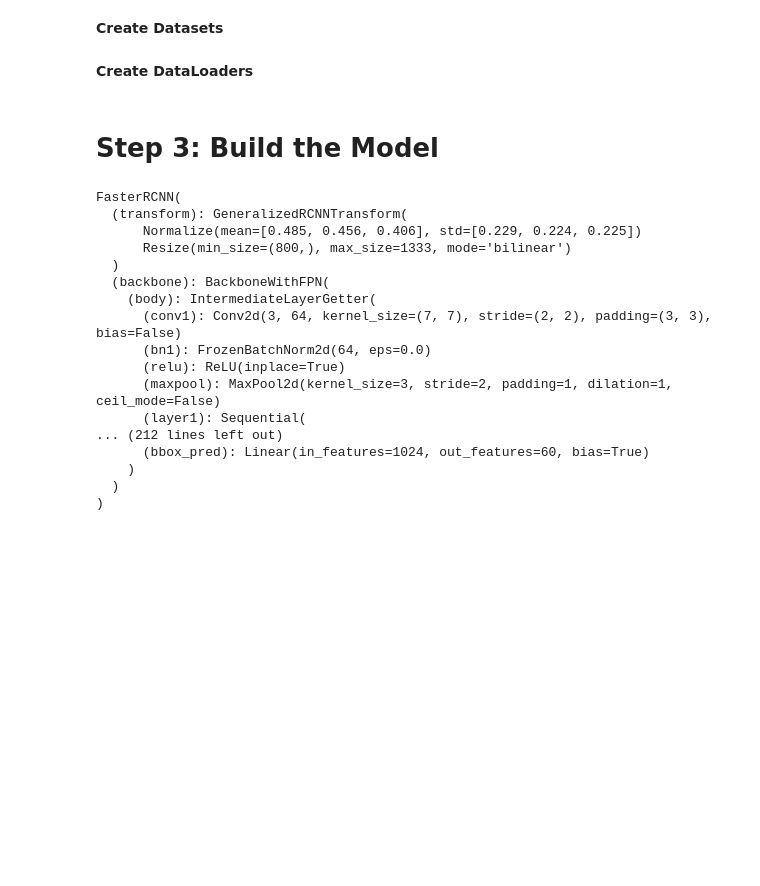
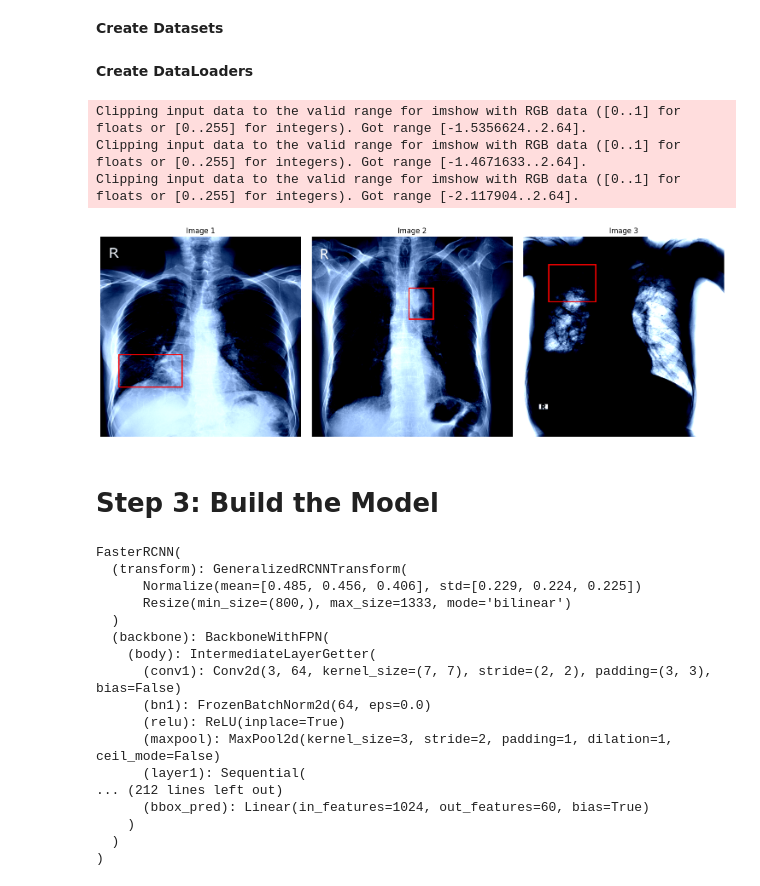
Before and after one commit to bjorneme/master-thesis, a Jupyter notebook: VinDr-CXR/faster_r_cnn.ipynb, the cells around one changed output. Saved outputs shown, nothing was run; the diff lists cells and outputs as text; code cells hidden in the pictures; blank space fills up the shorter version.

```diff
--- a/VinDr-CXR/faster_r_cnn.ipynb
+++ b/VinDr-CXR/faster_r_cnn.ipynb
@@ -224,12 +225,6 @@ train_transforms = transforms.Compose([
 
     # Resize the image to 640x640
     transforms.Resize((640,640)),
-
-    # Apply random horizontal flip
-    transforms.RandomHorizontalFlip(),
-
-    # Randomly rotate the image with ±10 degrees
-    transforms.RandomRotation(10),
 
     # Convert the image to a PyTorch tensor
     transforms.ToTensor(),
@@ -274,6 +269,48 @@ def collate_fn(batch):
 train_loader = DataLoader(train_dataset, batch_size=BATCH_SIZE, shuffle=True, num_workers=NUM_WORKERS, collate_fn=collate_fn)
 val_loader = DataLoader(val_dataset, batch_size=BATCH_SIZE, shuffle=False, num_workers=NUM_WORKERS, collate_fn=collate_fn)
 test_loader = DataLoader(test_dataset, batch_size=BATCH_SIZE, shuffle=False, num_workers=NUM_WORKERS, collate_fn=collate_fn)
+# %%
+import matplotlib.pyplot as plt
+import matplotlib.patches as patches
+
+# Get one batch from the train_loader
+images, targets = next(iter(train_loader))
+
+# Create a figure with 3 subplots (one per image)
+fig, axs = plt.subplots(1, 3, figsize=(15, 5))
+
+for i in range(3):
+    # Get the i-th image and target
+    img = images[i]
+    target = targets[i]
+
+    # If the image is a single-channel image, remove the channel dimension
+    if img.shape[0] == 1:
+        img = img.squeeze(0)
+        axs[i].imshow(img.numpy(), cmap='gray')
+    else:
+        # Otherwise, assume the image is in (C, H, W) format and rearrange to (H, W, C)
+        img = img.permute(1, 2, 0)
+        axs[i].imshow(img.numpy())
+
+    # Draw each bounding box on the image
+    for box in target["boxes"]:
+        x_min, y_min, x_max, y_max = box.tolist()
+        width = x_max - x_min
+        height = y_max - y_min
+        rect = patches.Rectangle((x_min, y_min), width, height, linewidth=2, edgecolor='r', facecolor='none')
+        axs[i].add_patch(rect)
+
+    axs[i].set_title(f"Image {i+1}")
+    axs[i].axis("off")
+
+plt.tight_layout()
+plt.show()
+# %% [output]
+Clipping input data to the valid range for imshow with RGB data ([0..1] for floats or [0..255] for integers). Got range [-1.5356624..2.64].
+Clipping input data to the valid range for imshow with RGB data ([0..1] for floats or [0..255] for integers). Got range [-1.4671633..2.64].
+Clipping input data to the valid range for imshow with RGB data ([0..1] for floats or [0..255] for integers). Got range [-2.117904..2.64].
+[figure, added]
 # %% [markdown]
 # **Step 3: Build the Model**
 # %%
```
Also changed, not shown: parts of 3 cells of this notebook.
